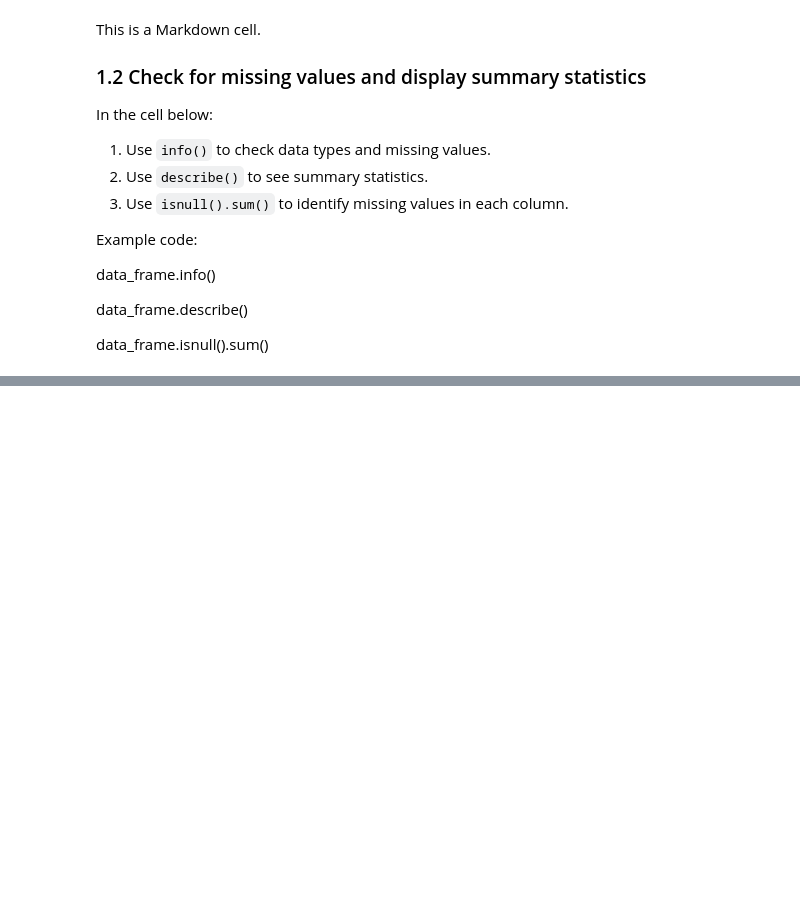
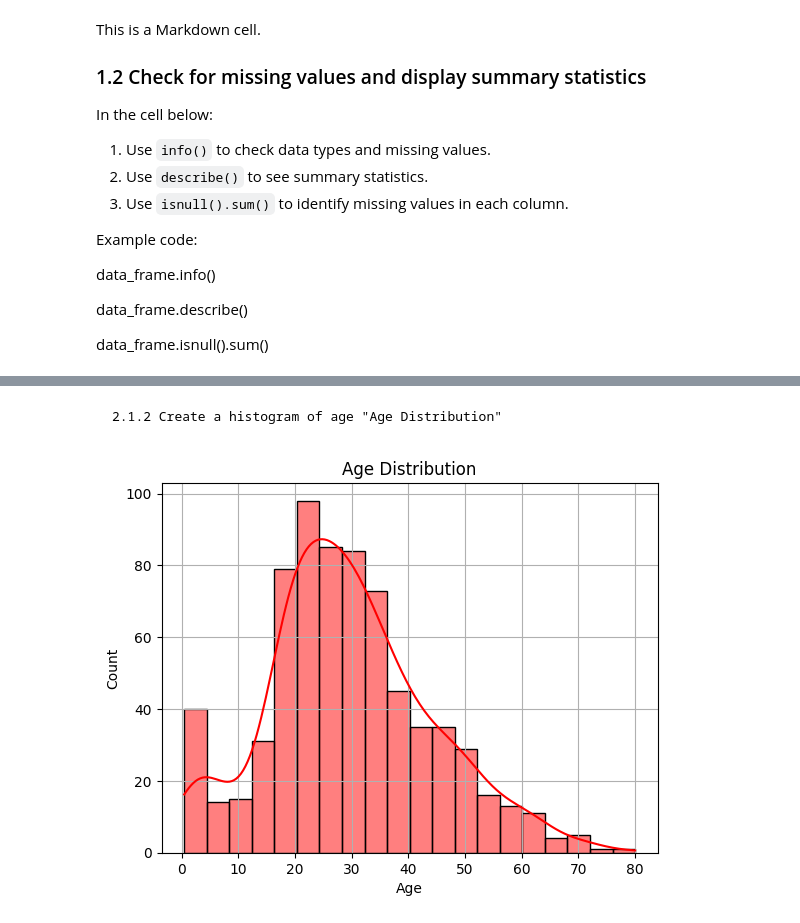
Before and after one commit to Mhamedben/applied-ml-mhamed, a Jupyter notebook: lab02/ml02.ipynb, the cells around one changed output, grey strips where cells are left out. Cells and saved outputs as stored; diff of their text form; code cells hidden in the pictures; blank space fills up the shorter version.

```diff
--- a/lab02/ml02.ipynb
+++ b/lab02/ml02.ipynb
@@ -485,0 +249,15 @@ Root Mean Squared Error (RMSE): 0.84
+# %% [markdown]
+    2.1.2 Create a histogram of age "Age Distribution"
+# %%
+# Histogram of Age
+# Plot histogram with KDE (Kernel Density Estimate)
+sns.histplot(df['age'], kde=True, color='red')
+
+# Add title and display
+plt.title('Age Distribution')
+plt.xlabel('Age')
+plt.ylabel('Count')
+plt.grid(True)
+plt.show()
+# %% [output]
+[figure, added]
```
Also changed, not shown: parts of 56 cells of this notebook, 1 other file.
